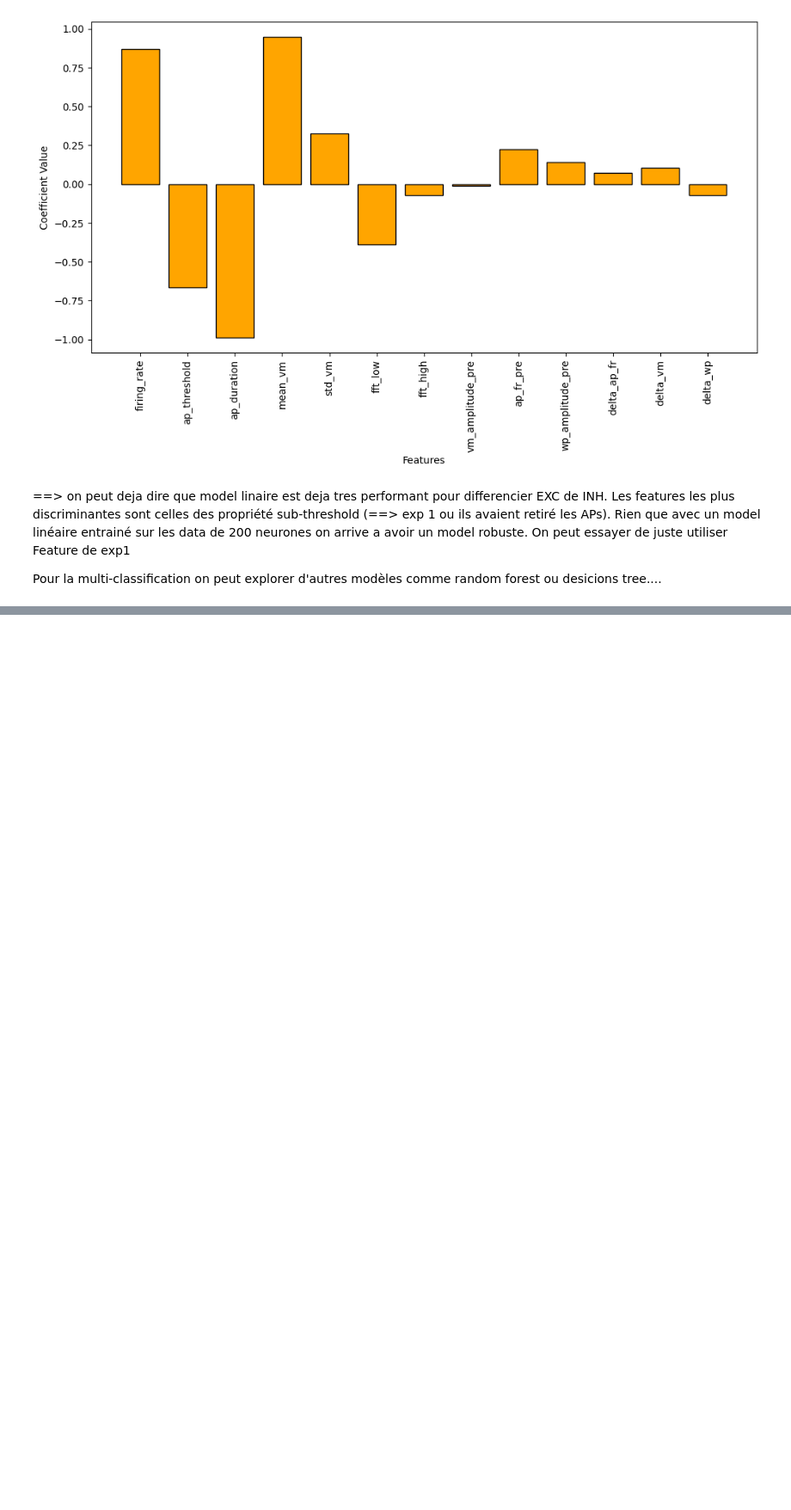
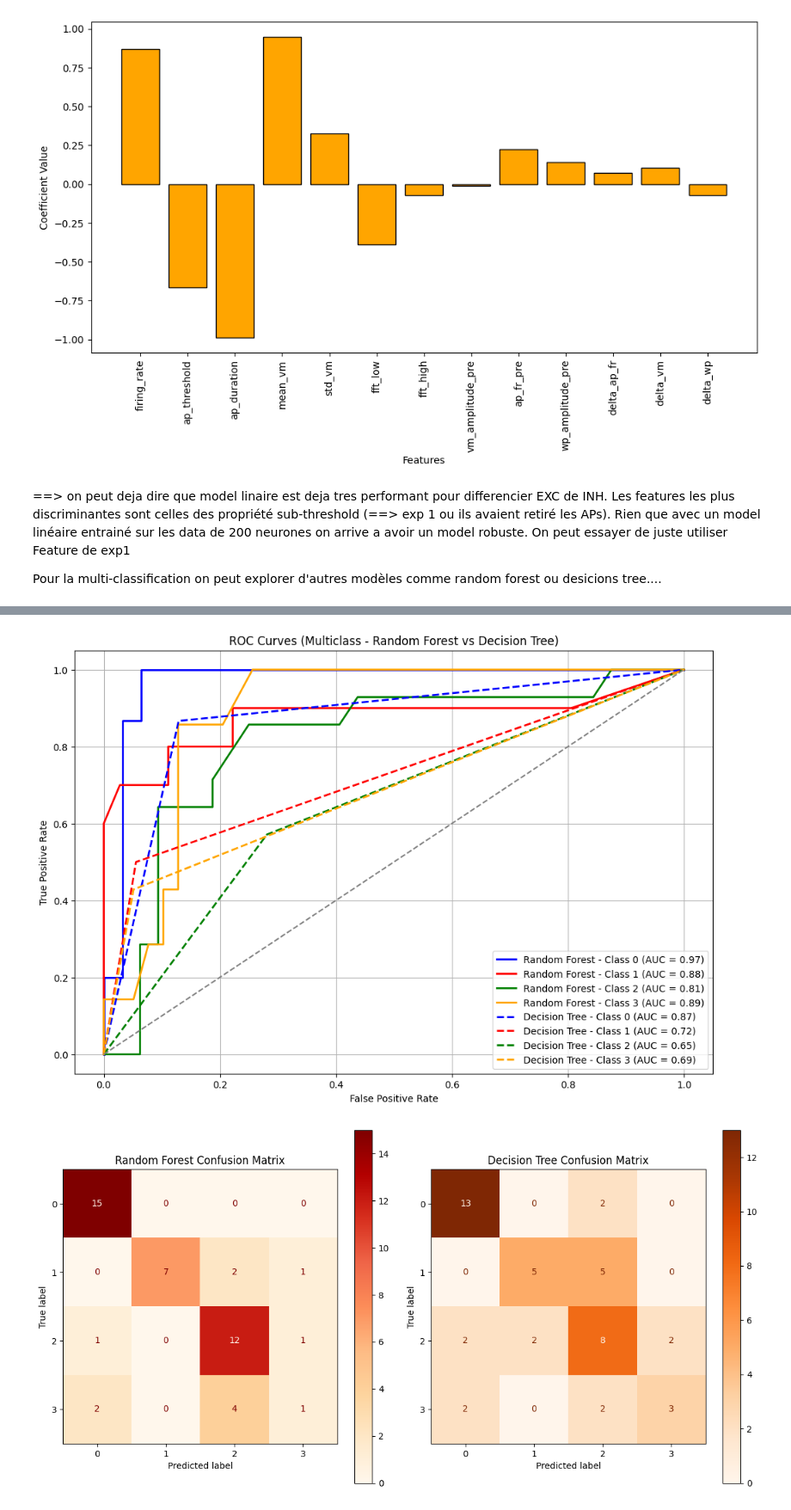
Before and after one commit to maverest/NCCM_project, a Jupyter notebook: project.ipynb, the cells around one changed output, grey strips where cells are left out. Shown at 86% size. Saved outputs shown, nothing was run; the diff lists cells and outputs as text; code cells hidden in the pictures; blank space fills up the shorter version.

```diff
--- a/project.ipynb
+++ b/project.ipynb
@@ -468,0 +524,53 @@ Pour la multi-classification on peut explorer d'autres modèles comme random for
+# %%
+
+from sklearn.preprocessing import LabelBinarizer
+
+# Binarize the output
+lb = LabelBinarizer()
+y_test_binarized = lb.fit_transform(y_test)
+
+# Initialize the plot
+plt.figure(figsize=(12, 8))
+colors = ['blue', 'red', 'green', 'orange', 'purple', 'brown']  # Add more colors if needed
+
+# Random Forest ROC Curves
+for i in range(y_test_binarized.shape[1]):  # One curve for each class
+    fpr, tpr, _ = roc_curve(y_test_binarized[:, i], rf_model.predict_proba(X_test_scaled)[:, i])
+    roc_auc = auc(fpr, tpr)
+    plt.plot(fpr, tpr, color=colors[i % len(colors)], lw=2, linestyle='-',
+             label=f'Random Forest - Class {lb.classes_[i]} (AUC = {roc_auc:.2f})')
+
+# Decision Tree ROC Curves
+for i in range(y_test_binarized.shape[1]):  # One curve for each class
+    fpr, tpr, _ = roc_curve(y_test_binarized[:, i], dt_model.predict_proba(X_test_scaled)[:, i])
+    roc_auc = auc(fpr, tpr)
+    plt.plot(fpr, tpr, color=colors[i % len(colors)], lw=2, linestyle='--',
+             label=f'Decision Tree - Class {lb.classes_[i]} (AUC = {roc_auc:.2f})')
+
+# Plot diagonal line
+plt.plot([0, 1], [0, 1], color='gray', linestyle='--')  # Random classifier line
+plt.title('ROC Curves (Multiclass - Random Forest vs Decision Tree)')
+plt.xlabel('False Positive Rate')
+plt.ylabel('True Positive Rate')
+plt.legend(loc="lower right")
+plt.grid()
+plt.show()
+
+from sklearn.metrics import ConfusionMatrixDisplay
+
+# Plot confusion matrices
+fig, ax = plt.subplots(1, 2, figsize=(12, 6))
+
+# Random Forest Confusion Matrix
+ConfusionMatrixDisplay.from_estimator(rf_model, X_test_scaled, y_test, ax=ax[0], cmap="OrRd")
+ax[0].set_title('Random Forest Confusion Matrix')
+
+# Decision Tree Confusion Matrix
+ConfusionMatrixDisplay.from_estimator(dt_model, X_test_scaled, y_test, ax=ax[1], cmap="Oranges")
+ax[1].set_title('Decision Tree Confusion Matrix')
+
+plt.tight_layout()
+plt.show()
+# %% [output]
+[figure, added]
+[figure, added]
```
Also changed, not shown: parts of 2 cells of this notebook.
